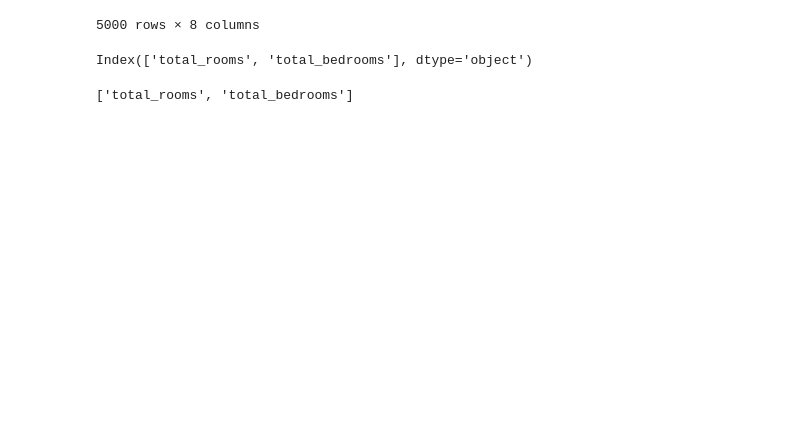
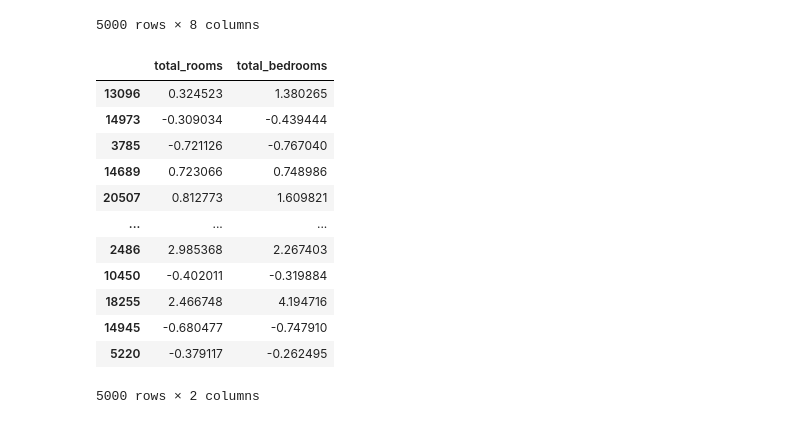
Before and after one commit to MiquelMarinoEspinosa/handson-ml3, a Jupyter notebook: 02_exercises.ipynb, the cells around one changed output. Saved outputs shown, nothing was run; the diff lists cells and outputs as text; code cells hidden in the pictures; blank space fills up the shorter version.

```diff
--- a/02_exercises.ipynb
+++ b/02_exercises.ipynb
@@ -2102,29 +2102,47 @@ numeric_only
 | 5220 | 0.695257 | -0.873374 | 0.894489 | -0.379117 | -0.262495 | 0.355379 | -0.229898 | ... |
 5000 rows × 8 columns
 # %%
-# z = (x - u) / s
-
 from sklearn.base import BaseEstimator, TransformerMixin
 
 class MyStandardScalerClone(BaseEstimator, TransformerMixin):
-    # def __init__(self):
-    #     return
-
     def fit(self, X, y=None):
         self.mean_ = X.mean()
         self.std_ = X.std()
-        self.features_in_ = X.columns
-        print(self.features_in_)
+
+        self.features_in_ = []
+        if isinstance(X, pd.DataFrame):
+            self.features_in_ = X.columns
+
+        self.features_in_ = np.array(self.features_in_)
+        self.n_features_in_ = len(self.features_in_)
+
         return self
 
     def transform(self, X):
         return (X - X.mean()) / X.std()
 
-    def get_feature_names_out(self, names=None):
-        return self.features_in_.to_list()
+    def inverse_transform(self, X):
+        return (X + X.mean()) * X.std()
+
+    def get_feature_names_out(self, input_features=None):
+        if self.features_in_.size > 0:
+            if self.features_in_.size == input_features.size:
+                return np.array(input_features)
+        return self.features_in_
 
 my_standard_scaler_clone = MyStandardScalerClone()
 my_standard_scaler_clone.fit_transform(housing_svr[['total_rooms', 'total_bedrooms']])
 # %% [output]
+|  | total_rooms | total_bedrooms |
+| 13096 | 0.324523 | 1.380265 |
+| 14973 | -0.309034 | -0.439444 |
+| 3785 | -0.721126 | -0.767040 |
+| 14689 | 0.723066 | 0.748986 |
+| 20507 | 0.812773 | 1.609821 |
+| ... | ... | ... |
+| 2486 | 2.985368 | 2.267403 |
+| 10450 | -0.402011 | -0.319884 |
+| 18255 | 2.466748 | 4.194716 |
+| 14945 | -0.680477 | -0.747910 |
+| 5220 | -0.379117 | -0.262495 |
-Index(['total_rooms', 'total_bedrooms'], dtype='object')
+5000 rows × 2 columns
-['total_rooms', 'total_bedrooms']
```
